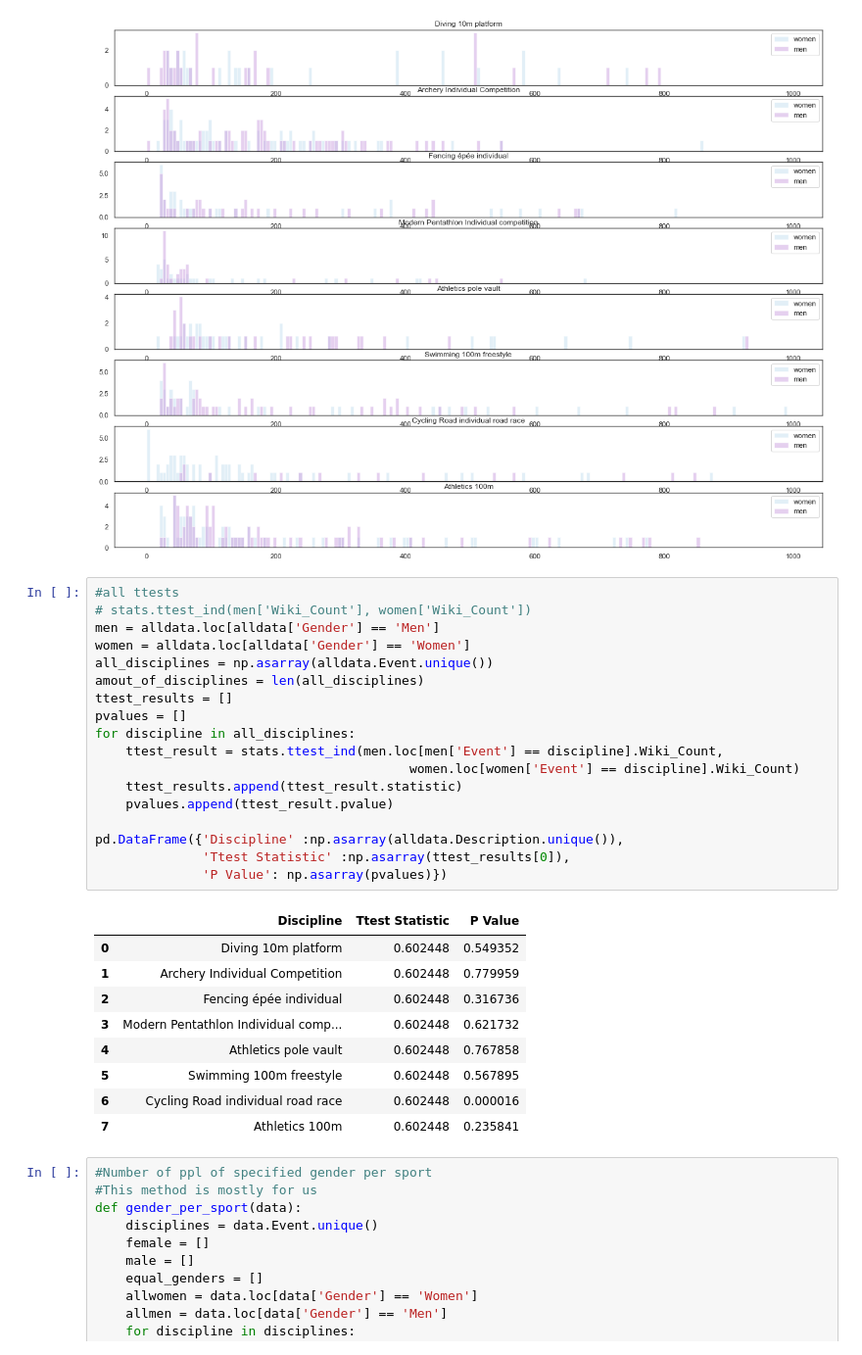
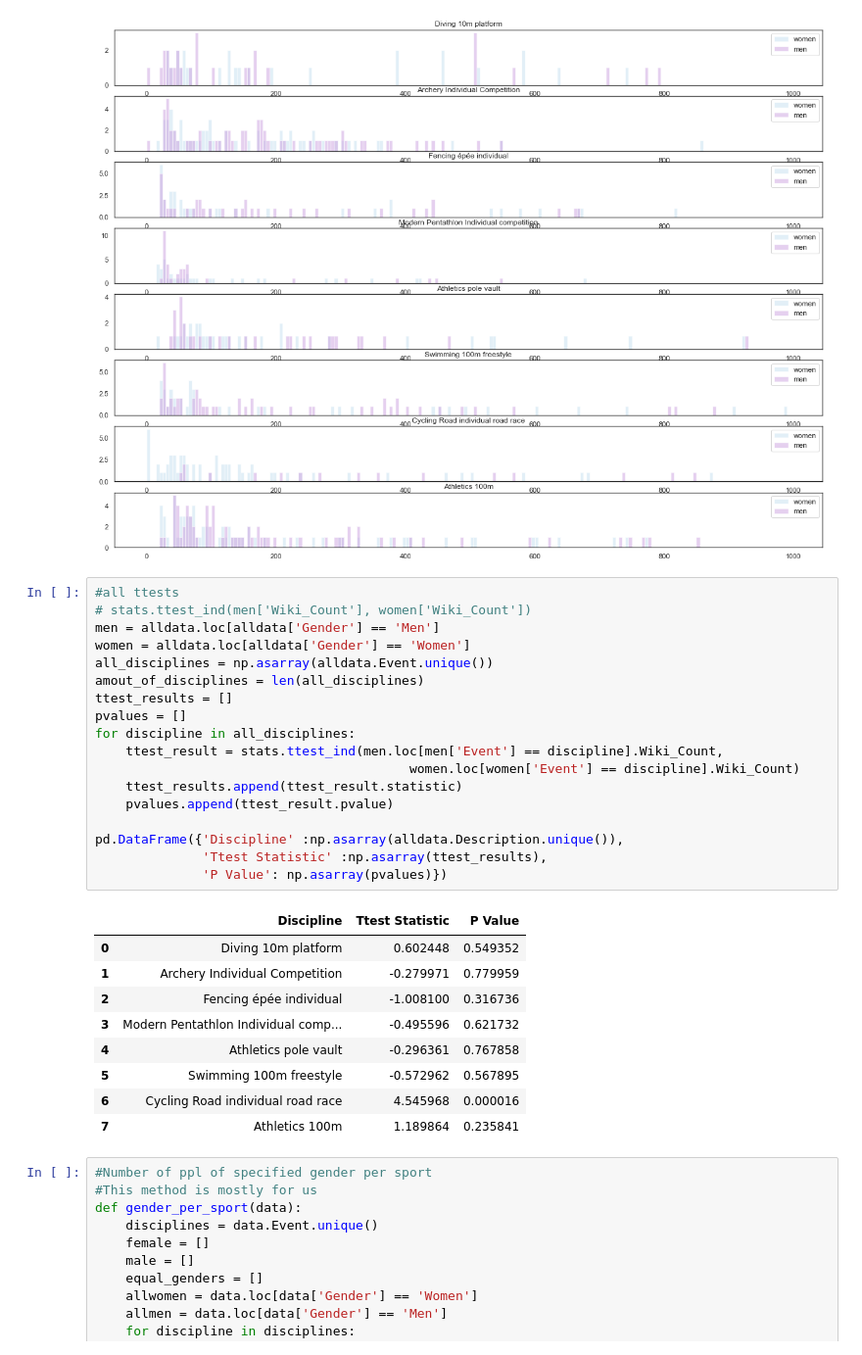
Before and after one commit to Tumbraegel/data-science-project, a Jupyter notebook: Get_Wiki_Count/Data_Analysis.ipynb, the cells around one changed output. Shown at 98% size. Saved outputs shown, nothing was run; the diff lists cells and outputs as text.

```diff
--- a/Get_Wiki_Count/Data_Analysis.ipynb
+++ b/Get_Wiki_Count/Data_Analysis.ipynb
@@ -227,31 +227,31 @@ for row_number in range(0, amout_of_graphs):
 # %%
 #all ttests
 # stats.ttest_ind(men['Wiki_Count'], women['Wiki_Count'])
 men = alldata.loc[alldata['Gender'] == 'Men']
 women = alldata.loc[alldata['Gender'] == 'Women']
 all_disciplines = np.asarray(alldata.Event.unique())
 amout_of_disciplines = len(all_disciplines)
 ttest_results = []
 pvalues = []
 for discipline in all_disciplines:
     ttest_result = stats.ttest_ind(men.loc[men['Event'] == discipline].Wiki_Count,
                                          women.loc[women['Event'] == discipline].Wiki_Count)
     ttest_results.append(ttest_result.statistic)
     pvalues.append(ttest_result.pvalue)
 
 pd.DataFrame({'Discipline' :np.asarray(alldata.Description.unique()),
-              'Ttest Statistic' :np.asarray(ttest_results[0]),
+              'Ttest Statistic' :np.asarray(ttest_results),
               'P Value': np.asarray(pvalues)})
 # %% [output]
 |  | Discipline | Ttest Statistic | P Value |
 | 0 | Diving 10m platform | 0.602448 | 0.549352 |
-| 1 | Archery Individual Competition | 0.602448 | 0.779959 |
-| 2 | Fencing épée individual | 0.602448 | 0.316736 |
-| 3 | Modern Pentathlon Individual comp... | 0.602448 | 0.621732 |
-| 4 | Athletics pole vault | 0.602448 | 0.767858 |
-| 5 | Swimming 100m freestyle | 0.602448 | 0.567895 |
-| 6 | Cycling Road individual road race | 0.602448 | 0.000016 |
-| 7 | Athletics 100m | 0.602448 | 0.235841 |
+| 1 | Archery Individual Competition | -0.279971 | 0.779959 |
+| 2 | Fencing épée individual | -1.008100 | 0.316736 |
+| 3 | Modern Pentathlon Individual comp... | -0.495596 | 0.621732 |
+| 4 | Athletics pole vault | -0.296361 | 0.767858 |
+| 5 | Swimming 100m freestyle | -0.572962 | 0.567895 |
+| 6 | Cycling Road individual road race | 4.545968 | 0.000016 |
+| 7 | Athletics 100m | 1.189864 | 0.235841 |
 # %%
 #Number of ppl of specified gender per sport
 #This method is mostly for us
```
Also changed, not shown: parts of 2 cells of this notebook.
